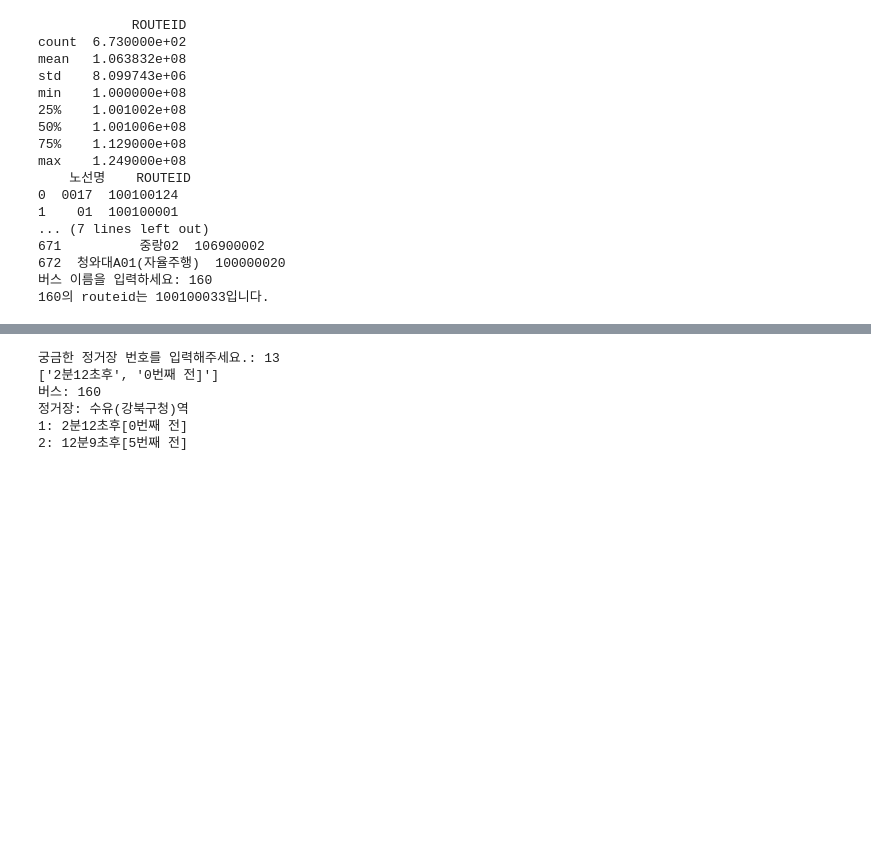
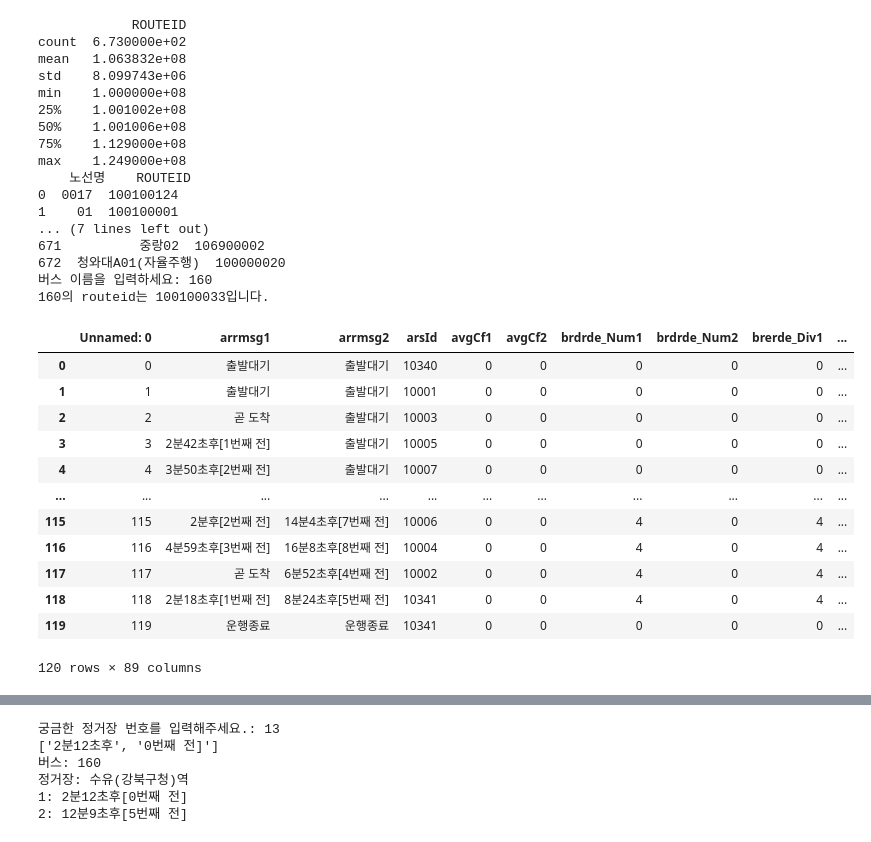
Before and after one commit to khm9309/A, a Jupyter notebook: Bus.ipynb, the cells around one changed output, grey strips where cells are left out. Drawn from its saved outputs; the diff is of its cells as text; code cells hidden in the pictures; blank space fills up the shorter version.

```diff
--- a/Bus.ipynb
+++ b/Bus.ipynb
@@ -155,0 +172,19 @@ df.to_excel(excel_writer="bus.xlsx")
+# %%
+import pandas as pd
+
+df = pd.read_excel('/content/bus.xlsx')
+df
+# %% [output]
+|  | Unnamed: 0 | arrmsg1 | arrmsg2 | arsId | avgCf1 | avgCf2 | brdrde_Num1 | brdrde_Num2 | brerde_Div1 | ... |
+| 0 | 0 | 출발대기 | 출발대기 | 10340 | 0 | 0 | 0 | 0 | 0 | ... |
+| 1 | 1 | 출발대기 | 출발대기 | 10001 | 0 | 0 | 0 | 0 | 0 | ... |
+| 2 | 2 | 곧 도착 | 출발대기 | 10003 | 0 | 0 | 0 | 0 | 0 | ... |
+| 3 | 3 | 2분42초후[1번째 전] | 출발대기 | 10005 | 0 | 0 | 0 | 0 | 0 | ... |
+| 4 | 4 | 3분50초후[2번째 전] | 출발대기 | 10007 | 0 | 0 | 0 | 0 | 0 | ... |
+| ... | ... | ... | ... | ... | ... | ... | ... | ... | ... | ... |
+| 115 | 115 | 2분후[2번째 전] | 14분4초후[7번째 전] | 10006 | 0 | 0 | 4 | 0 | 4 | ... |
+| 116 | 116 | 4분59초후[3번째 전] | 16분8초후[8번째 전] | 10004 | 0 | 0 | 4 | 0 | 4 | ... |
+| 117 | 117 | 곧 도착 | 6분52초후[4번째 전] | 10002 | 0 | 0 | 4 | 0 | 4 | ... |
+| 118 | 118 | 2분18초후[1번째 전] | 8분24초후[5번째 전] | 10341 | 0 | 0 | 4 | 0 | 4 | ... |
+| 119 | 119 | 운행종료 | 운행종료 | 10341 | 0 | 0 | 0 | 0 | 0 | ... |
+120 rows × 89 columns
```
Also changed, not shown: parts of 12 cells of this notebook.
